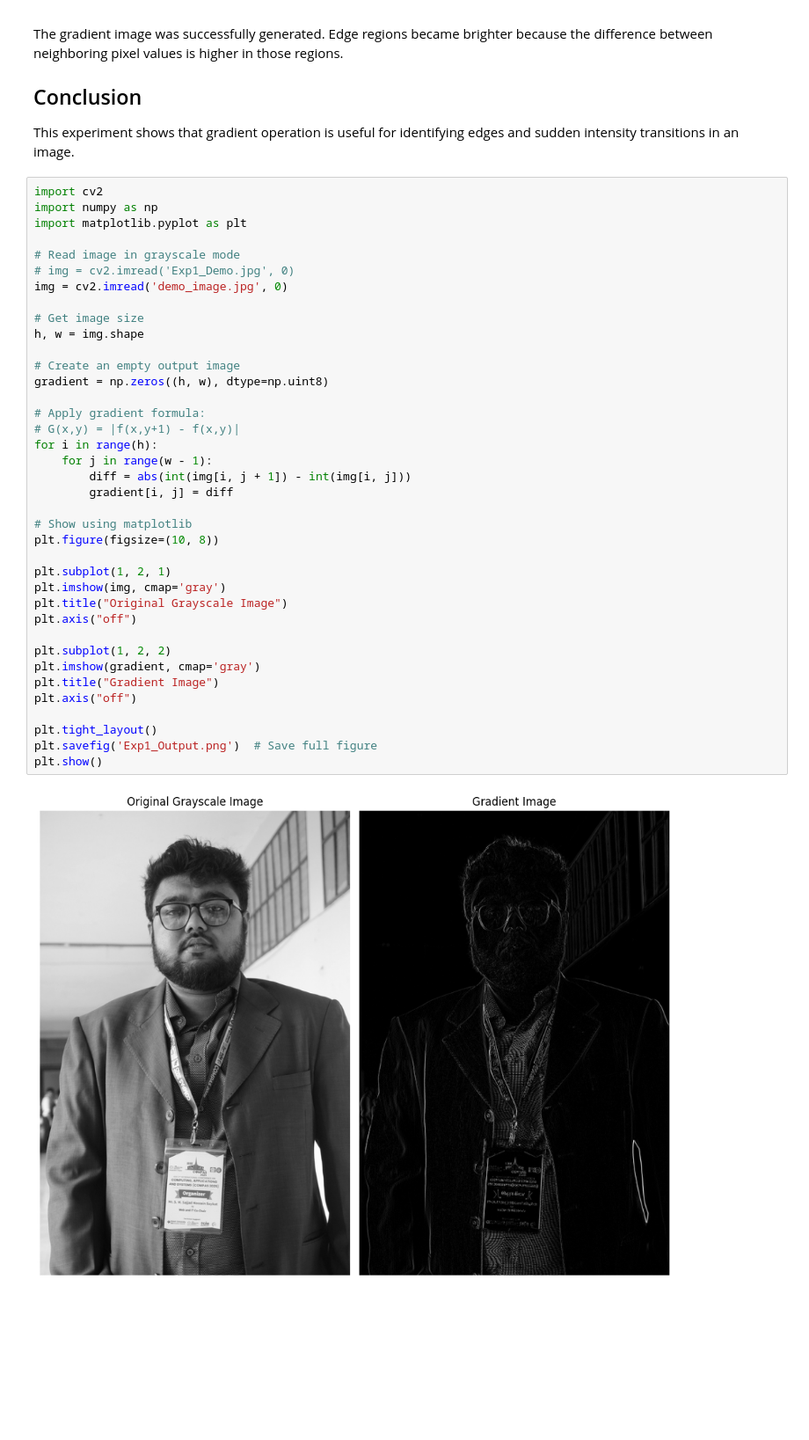
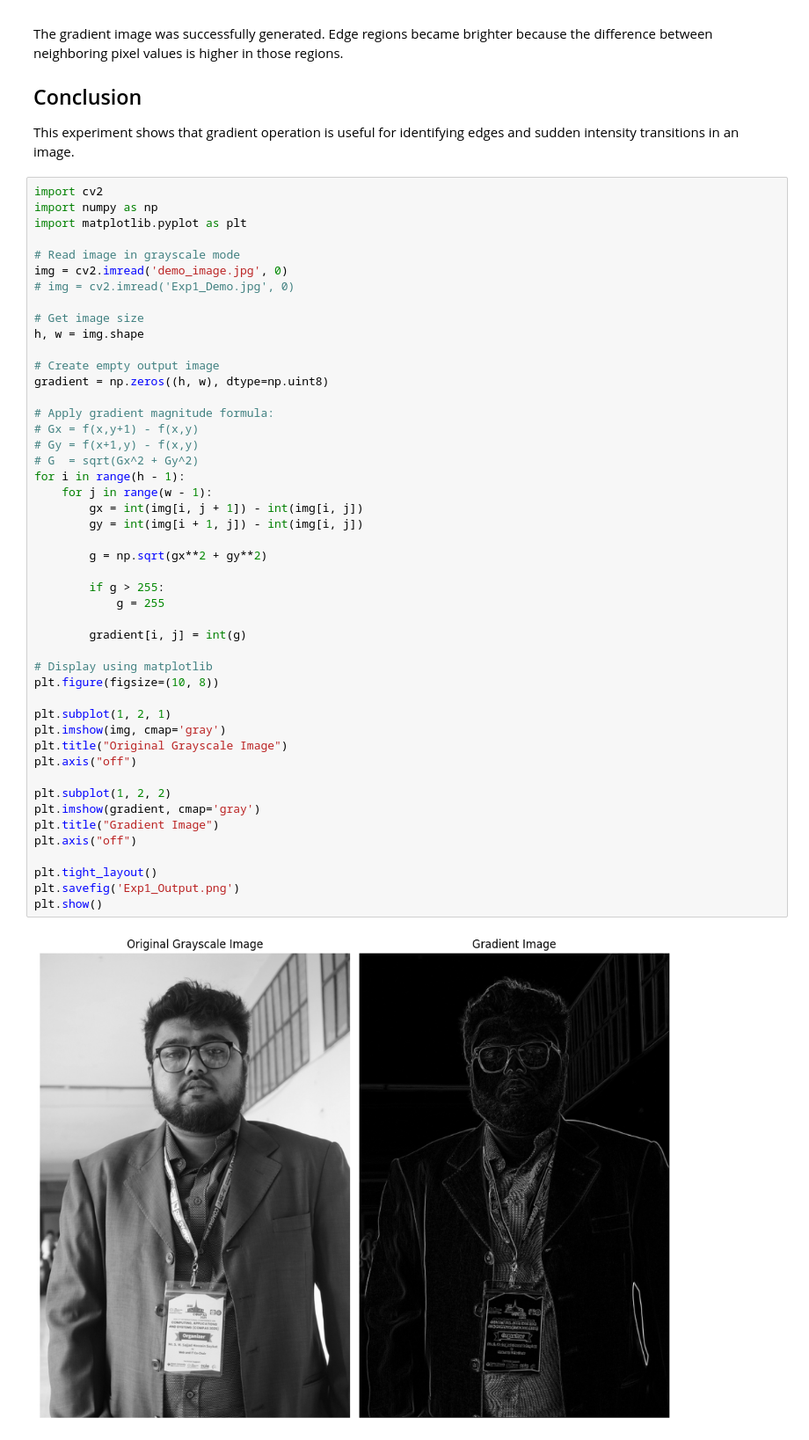
Before and after one commit to SajjadHossainSoykot/ICT-4104-Digital-Signal-and-Image-Processing-Laboratory, a Jupyter notebook: Exp1_Gradient.ipynb, the cells around one changed output. Shown at 88% size. Cells and saved outputs as stored; diff of their text form; blank space fills up the shorter version.

```diff
--- a/Exp1_Gradient.ipynb
+++ b/Exp1_Gradient.ipynb
@@ -50,40 +50,49 @@ This experiment shows that gradient operation is useful for identifying edges an
 # %%
 import cv2
 import numpy as np
 import matplotlib.pyplot as plt
 
 # Read image in grayscale mode
+img = cv2.imread('demo_image.jpg', 0)
 # img = cv2.imread('Exp1_Demo.jpg', 0)
-img = cv2.imread('demo_image.jpg', 0)
 
 # Get image size
 h, w = img.shape
 
-# Create an empty output image
+# Create empty output image
 gradient = np.zeros((h, w), dtype=np.uint8)
 
-# Apply gradient formula:
-# G(x,y) = |f(x,y+1) - f(x,y)|
-for i in range(h):
+# Apply gradient magnitude formula:
+# Gx = f(x,y+1) - f(x,y)
+# Gy = f(x+1,y) - f(x,y)
+# G  = sqrt(Gx^2 + Gy^2)
+for i in range(h - 1):
     for j in range(w - 1):
-        diff = abs(int(img[i, j + 1]) - int(img[i, j]))
-        gradient[i, j] = diff
+        gx = int(img[i, j + 1]) - int(img[i, j])
+        gy = int(img[i + 1, j]) - int(img[i, j])
 
-# Show using matplotlib
+        g = np.sqrt(gx**2 + gy**2)
+
+        if g > 255:
+            g = 255
+
+        gradient[i, j] = int(g)
+
+# Display using matplotlib
 plt.figure(figsize=(10, 8))
 
 plt.subplot(1, 2, 1)
 plt.imshow(img, cmap='gray')
 plt.title("Original Grayscale Image")
 plt.axis("off")
 
 plt.subplot(1, 2, 2)
 plt.imshow(gradient, cmap='gray')
 plt.title("Gradient Image")
 plt.axis("off")
 
 plt.tight_layout()
-plt.savefig('Exp1_Output.png')  # Save full figure
+plt.savefig('Exp1_Output.png')
 plt.show()
 # %% [output]
-[figure, old version]
+[figure, new version]
```
